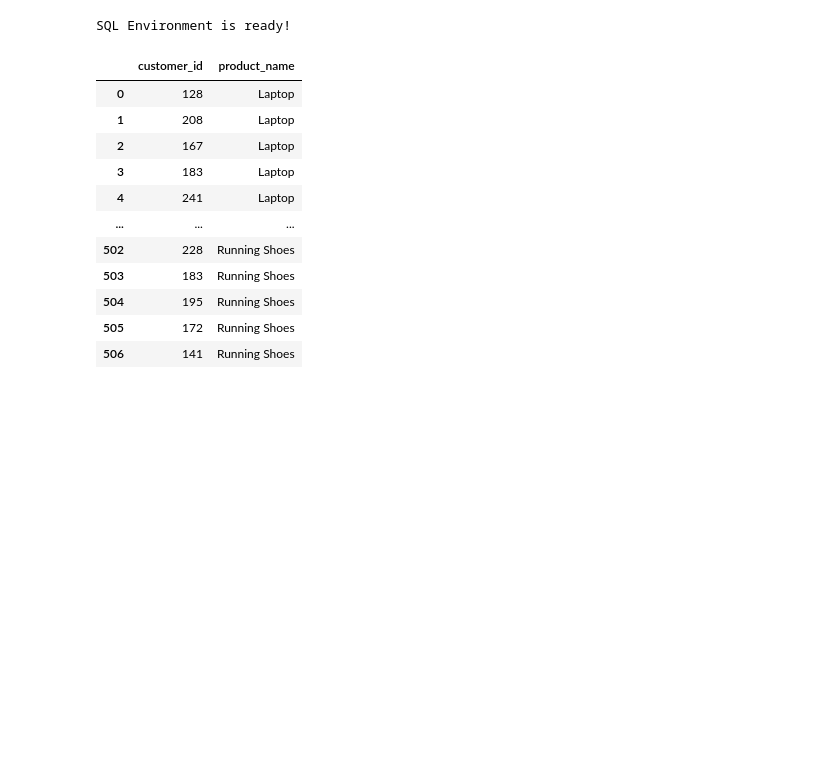
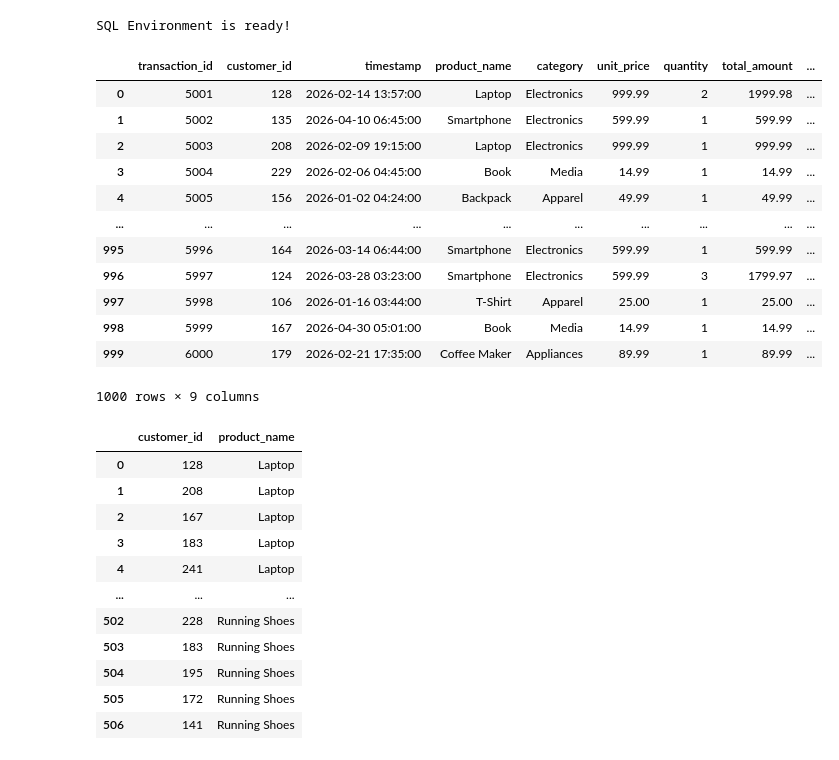
Before and after one commit to bdixit25/DataScience_Courses, a Jupyter notebook: Course_2_SQL_for_Data_Science/Module_1/Module_1.ipynb, the cells around one changed output. Cells and saved outputs as stored; diff of their text form; code cells hidden in the pictures; blank space fills up the shorter version.

```diff
--- a/Course_2_SQL_for_Data_Science/Module_1/Module_1.ipynb
+++ b/Course_2_SQL_for_Data_Science/Module_1/Module_1.ipynb
@@ -320,6 +320,28 @@ def run_sql(query):
 print("SQL Environment is ready!")
 # %% [output]
 SQL Environment is ready!
+# %%
+# You can have a look at the dataframes by priting out all columns
+query = """
+SELECT *
+FROM df
+"""
+
+run_sql(query)
+# %% [output]
+|  | transaction_id | customer_id | timestamp | product_name | category | unit_price | quantity | total_amount | ... |
+| 0 | 5001 | 128 | 2026-02-14 13:57:00 | Laptop | Electronics | 999.99 | 2 | 1999.98 | ... |
+| 1 | 5002 | 135 | 2026-04-10 06:45:00 | Smartphone | Electronics | 599.99 | 1 | 599.99 | ... |
+| 2 | 5003 | 208 | 2026-02-09 19:15:00 | Laptop | Electronics | 999.99 | 1 | 999.99 | ... |
+| 3 | 5004 | 229 | 2026-02-06 04:45:00 | Book | Media | 14.99 | 1 | 14.99 | ... |
+| 4 | 5005 | 156 | 2026-01-02 04:24:00 | Backpack | Apparel | 49.99 | 1 | 49.99 | ... |
+| ... | ... | ... | ... | ... | ... | ... | ... | ... | ... |
+| 995 | 5996 | 164 | 2026-03-14 06:44:00 | Smartphone | Electronics | 599.99 | 1 | 599.99 | ... |
+| 996 | 5997 | 124 | 2026-03-28 03:23:00 | Smartphone | Electronics | 599.99 | 3 | 1799.97 | ... |
+| 997 | 5998 | 106 | 2026-01-16 03:44:00 | T-Shirt | Apparel | 25.00 | 1 | 25.00 | ... |
+| 998 | 5999 | 167 | 2026-04-30 05:01:00 | Book | Media | 14.99 | 1 | 14.99 | ... |
+| 999 | 6000 | 179 | 2026-02-21 17:35:00 | Coffee Maker | Appliances | 89.99 | 1 | 89.99 | ... |
+1000 rows × 9 columns
 # %%
 # Select specific columns, select specific entries satisfying a certain condition
 # and then order the results in descending order (ASC for ascending and DESC for descending order)
```
Also changed, not shown: parts of 27 cells of this notebook.
